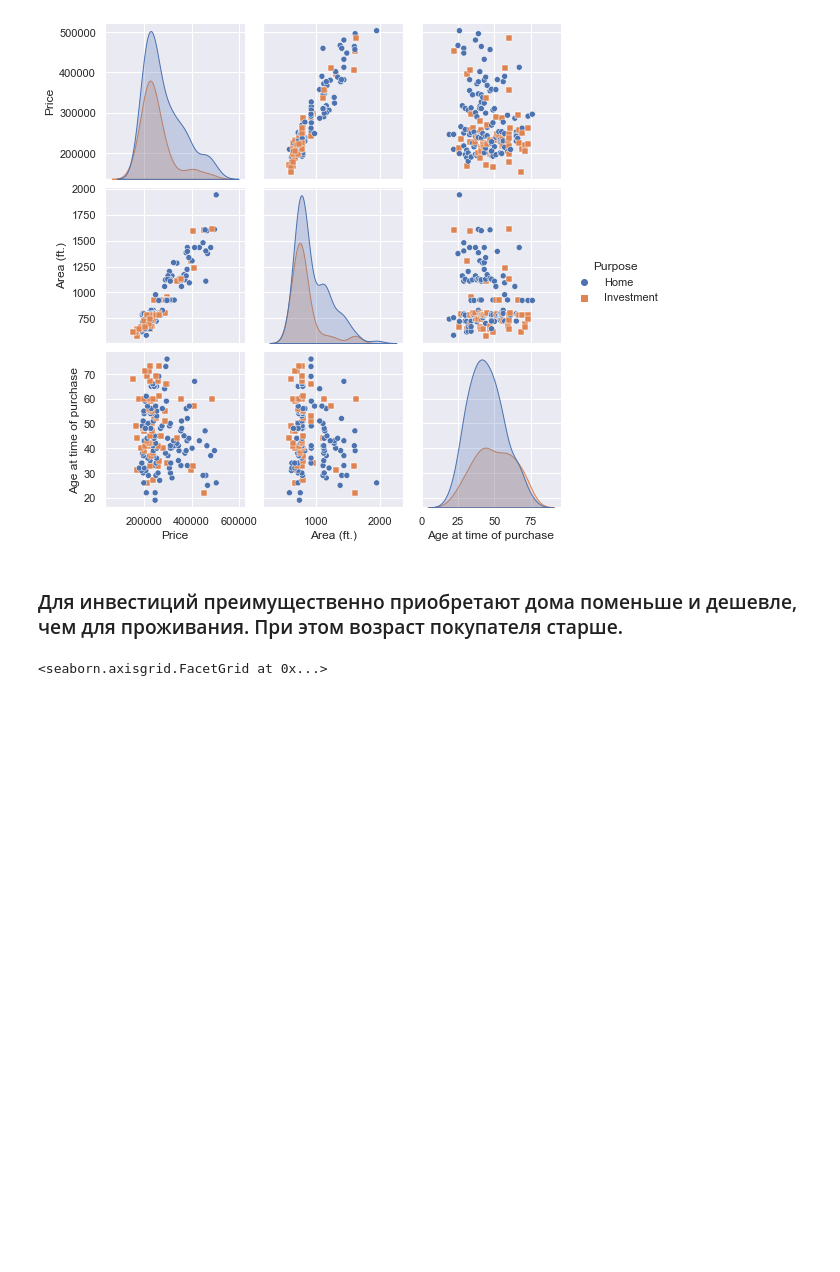
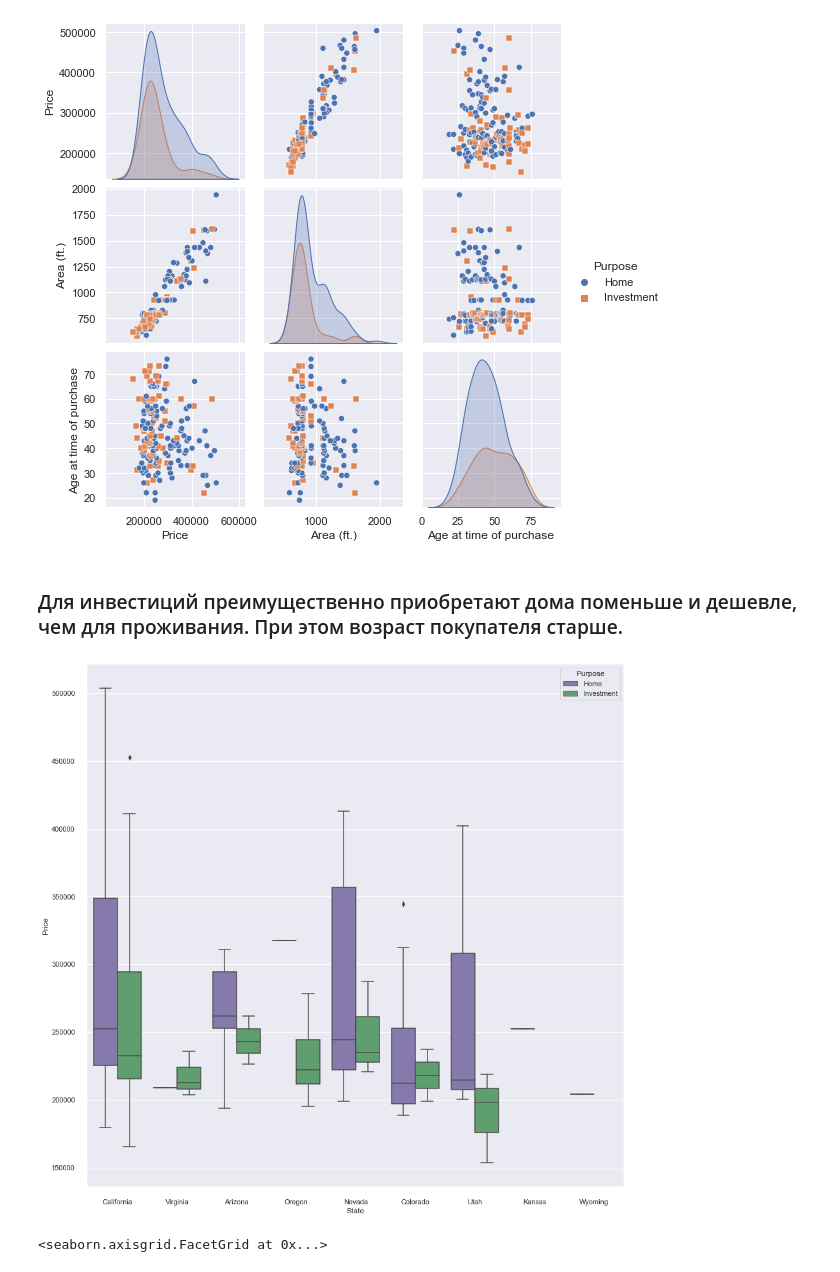
Before and after one commit to SergeyMikhalcov/It_Academy_DS_HW, a Jupyter notebook: Module2/descriptive_stats/target_customers.ipynb, the cells around one changed output. Drawn from its saved outputs; the diff is of its cells as text; code cells hidden in the pictures; blank space fills up the shorter version.

```diff
--- a/Module2/descriptive_stats/target_customers.ipynb
+++ b/Module2/descriptive_stats/target_customers.ipynb
@@ -150,3 +148,9 @@ sns.boxplot(x="Price", y="")
+# %%
+sns.boxplot(y="Price", x="State", hue="Purpose",
+            data=target_df, palette=["m", "g"])
+sns.despine(offset=10, trim=True)
+# %% [output]
+[figure, added]
 # %%
 sns.relplot(x="Area (ft.)", y="Price", hue="Purpose", size="Age at time of purchase",
             sizes=(40, 400), alpha=.5, palette="muted",
```
Also changed, not shown: parts of 4 cells of this notebook.
